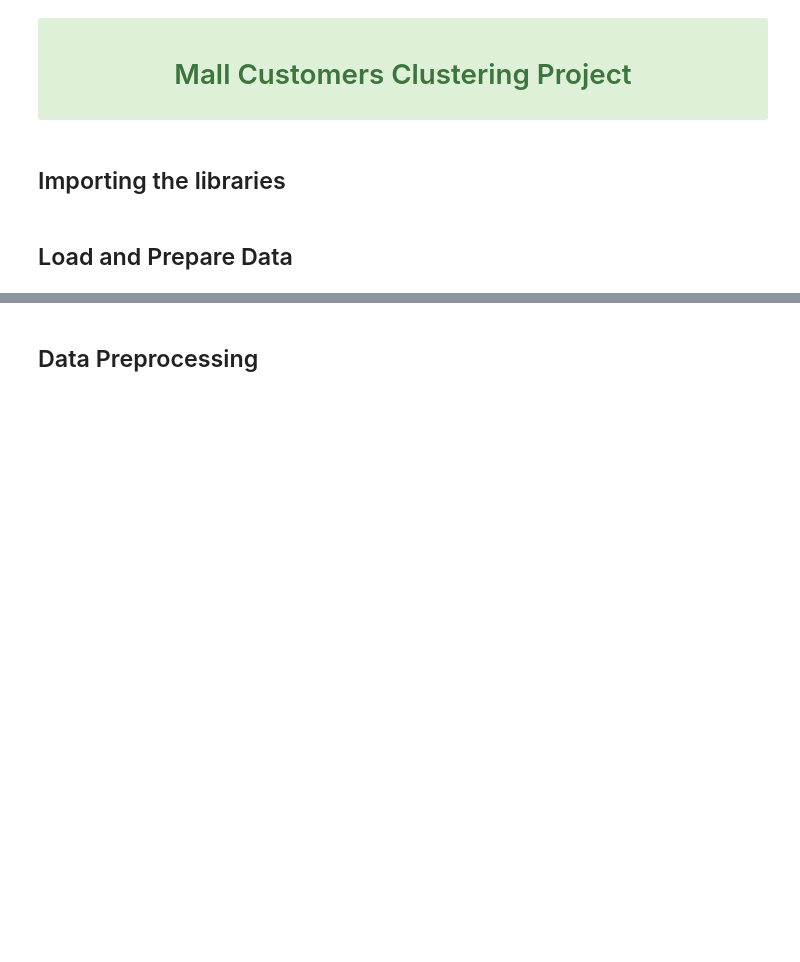
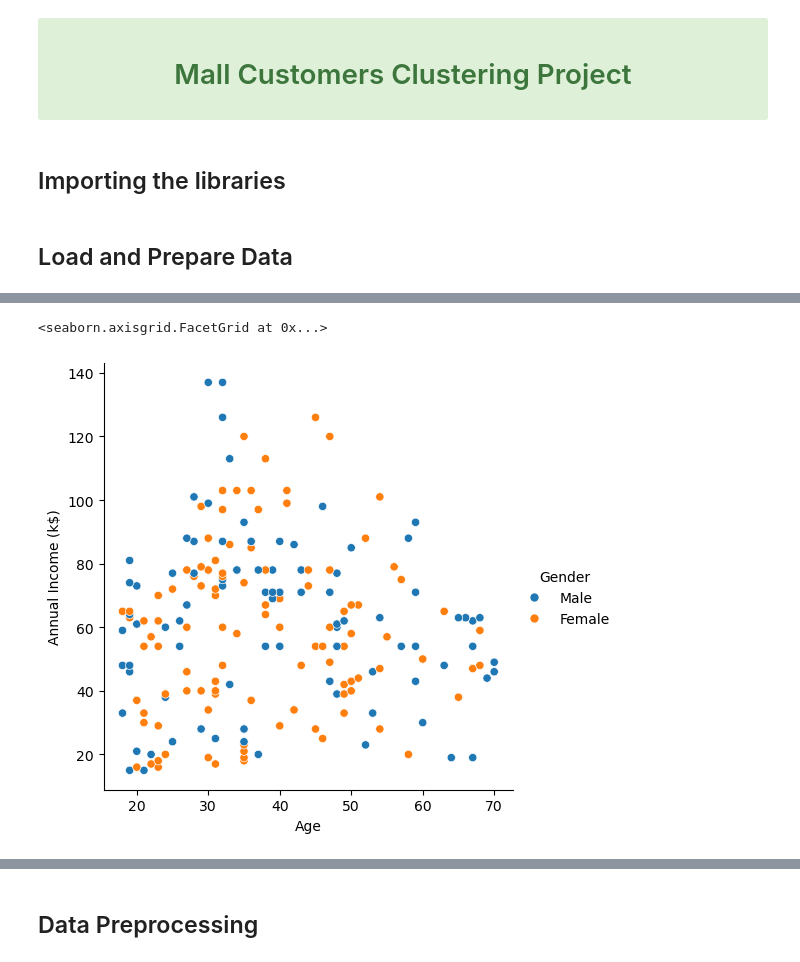
Before and after one commit to sher2008v/ml-practice-lab, a Jupyter notebook: 4- mall-customers/Mall Customers.ipynb, the cells around one changed output, grey strips where cells are left out. Cells and saved outputs as stored; diff of their text form; code cells hidden in the pictures; blank space fills up the shorter version.

Commit message:
Mall Customers Project is done

```diff
--- a/4- mall-customers/Mall Customers.ipynb
+++ b/4- mall-customers/Mall Customers.ipynb
@@ -7,2 +20,6 @@
 # %% [markdown]
 ## Load and Prepare Data
+# %%
+data = pd.read_csv('dataset/Mall_Customers.csv')
+data.drop('CustomerID', axis=1, inplace=True)
+data
@@ -10,0 +63,5 @@
+# %%
+sns.relplot(data=data, x='Age', y='Annual Income (k$)', hue='Gender')
+# %% [output]
+<seaborn.axisgrid.FacetGrid at 0x...>
+[figure, added]
```
Also changed, not shown: parts of 24 cells of this notebook.
